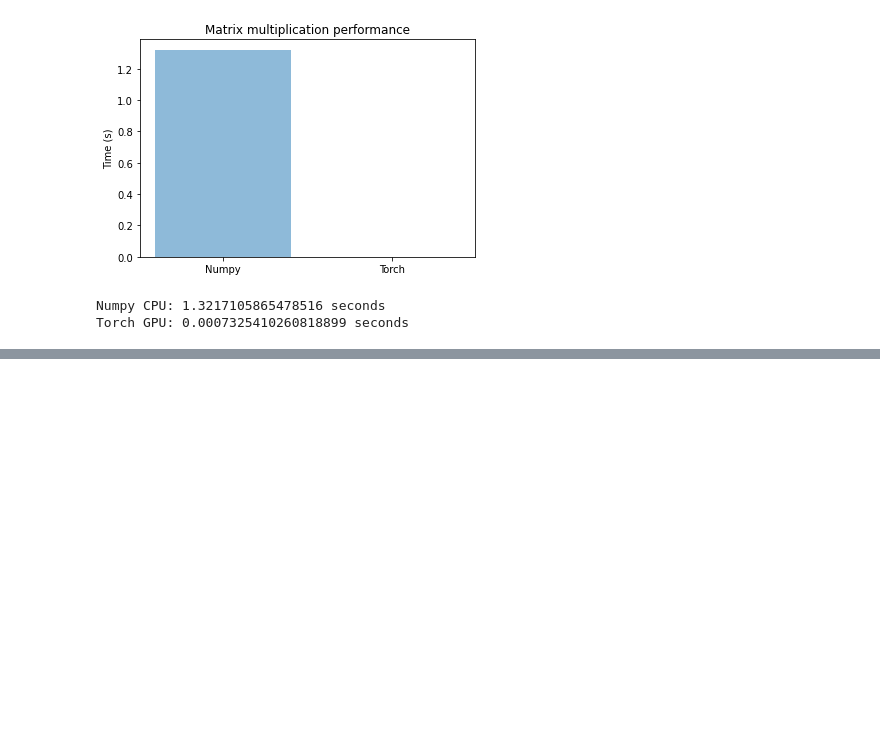
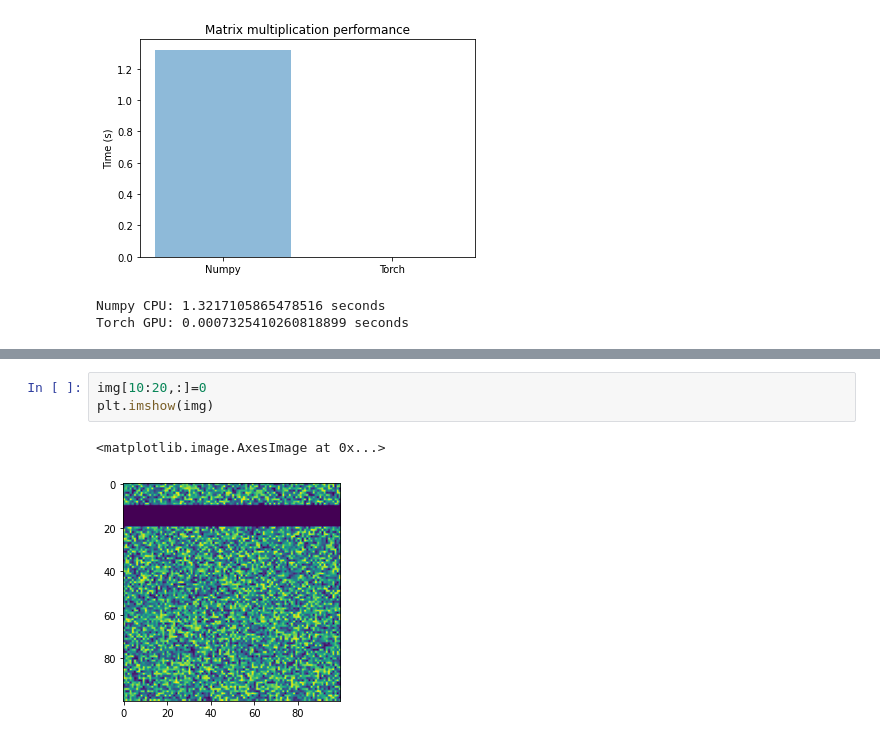
Before and after one commit to rusamentiaga/pytorch-test, a Jupyter notebook: 1_making_sure_things_work.ipynb, the cells around one changed output, grey strips where cells are left out. Cells and saved outputs as stored; diff of their text form; blank space fills up the shorter version.

```diff
--- a/1_making_sure_things_work.ipynb
+++ b/1_making_sure_things_work.ipynb
@@ -166,0 +173,6 @@ Torch GPU: 0.0007325410260818899 seconds
+# %%
+img[10:20,:]=0
+plt.imshow(img)
+# %% [output]
+<matplotlib.image.AxesImage at 0x...>
+[figure, added]
```
Also changed, not shown: parts of 3 cells of this notebook.
